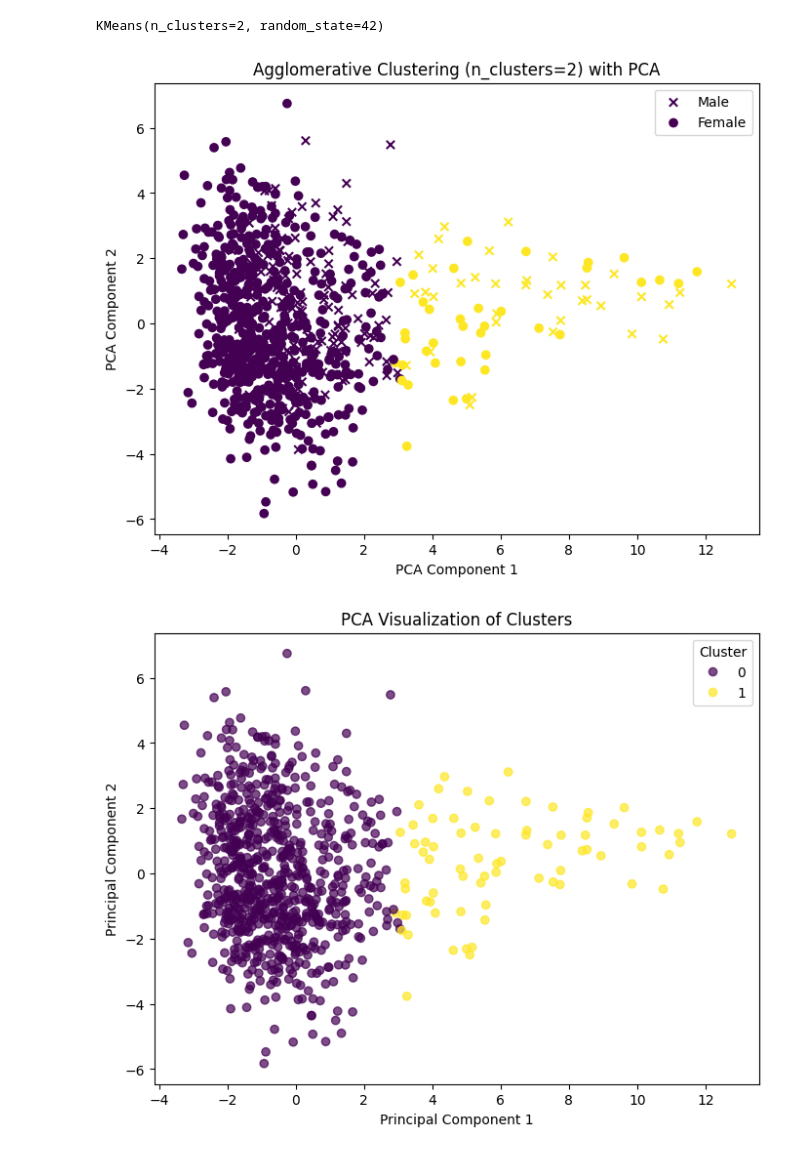
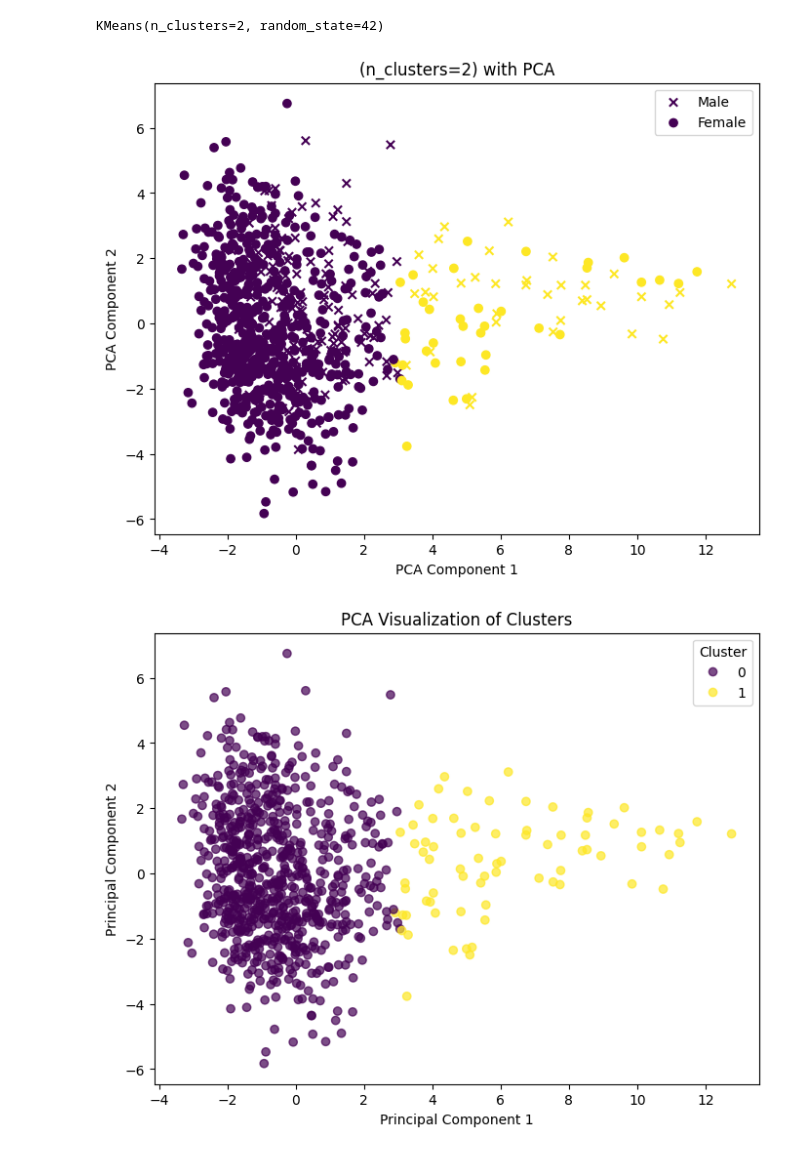
Before and after one commit to kasrahj/ML-Final-Project, a Jupyter notebook: clustering.ipynb, the cells around one changed output. Cells and saved outputs as stored; diff of their text form; code cells hidden in the pictures.

```diff
--- a/clustering.ipynb
+++ b/clustering.ipynb
@@ -258,27 +256,23 @@ kmeans2.fit(scaled_data)
 # %% [output]
 KMeans(n_clusters=2, random_state=42)
 # %%
-import numpy as np
-import matplotlib.pyplot as plt
-
-# Convert gender column to NumPy array to ensure proper indexing
 gender = data["gender"].to_numpy()
 
 plt.figure(figsize=(8, 6))
 
 plt.scatter(X_pca[gender == 0, 0], X_pca[gender == 0, 1],
             c=kmeans2.labels_[gender == 0], cmap='viridis', marker='x', label="Male")
 
 plt.scatter(X_pca[gender == 1, 0], X_pca[gender == 1, 1],
             c=kmeans2.labels_[gender == 1], cmap='viridis', marker='o', label="Female")
 
-plt.title('Agglomerative Clustering (n_clusters=2) with PCA')
+plt.title('(n_clusters=2) with PCA')
 plt.xlabel('PCA Component 1')
 plt.ylabel('PCA Component 2')
 plt.legend()
 plt.show()
 # %% [output]
-[figure, old version]
+[figure, new version]
 # %%
 plt.figure(figsize=(8, 6))
 scatter = plt.scatter(X_pca[:, 0], X_pca[:, 1], c=kmeans2.labels_, cmap='viridis', alpha=0.7)
```
Also changed, not shown: parts of 6 cells of this notebook.
